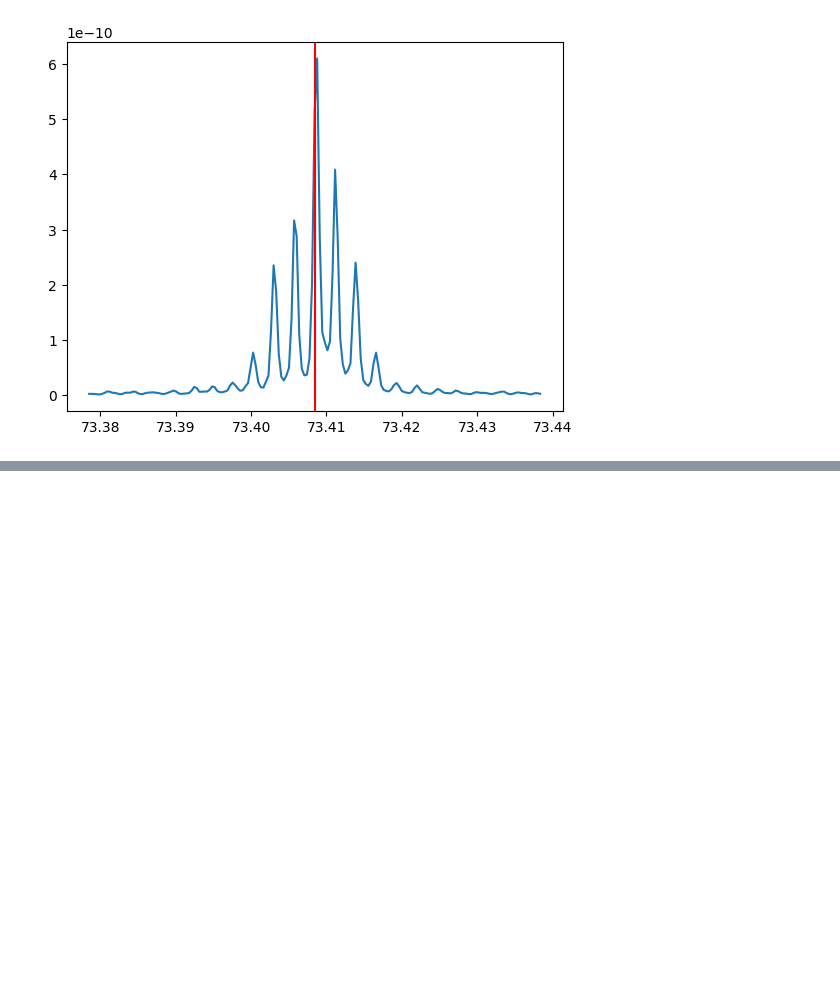
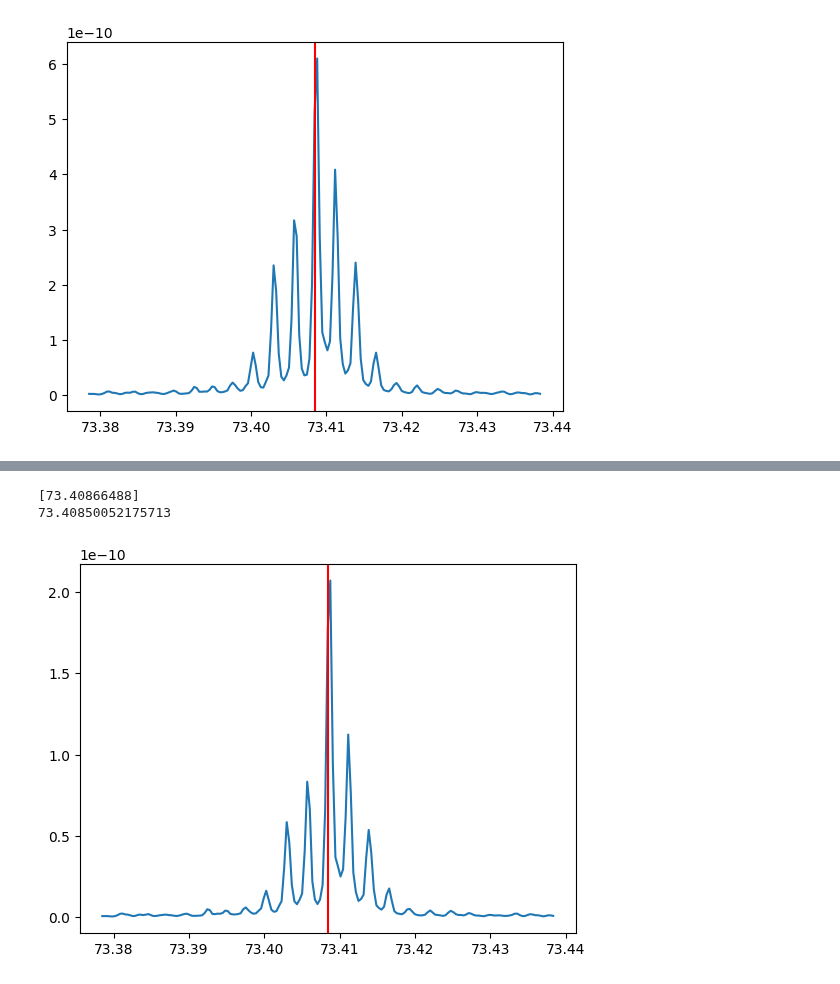
Before and after one commit to Hoggnation/cataloging_coherent_oscillators, a Jupyter notebook: frequency_finding_on_KIC-5202905.ipynb, the cells around one changed output, grey strips where cells are left out. Saved outputs shown, nothing was run; the diff lists cells and outputs as text; code cells hidden in the pictures; blank space fills up the shorter version.

```diff
--- a/frequency_finding_on_KIC-5202905.ipynb
+++ b/frequency_finding_on_KIC-5202905.ipynb
@@ -246,0 +357,19 @@ print(fd_approx)
+# %%
+#freqD
+fD_guess = 3/(2*sampling_time)
+csD = folding_freqs(freq, power, fD_guess)
+fd_candidates = np.arange(fd_approx - small, fd_approx+small, tiny)
+#idk what to put into csD, does csD((fd_candidate + freqB) - freq)) work?
+
+foosd = np.array([np.nansum(power * csD((fd_candidate + freqB) - freq)) for fd_candidate in fd_candidates])
+plt.plot(fd_candidates, foosd)
+plt.axvline(fD_guess, color="red")
+
+fd_index = get_started(1,fd_candidates, foosd)
+freqd, powerd, second_derivd = refine_peaks(fd_candidates, foosd, fd_index)
+print(freqd)
+print(fD_guess)
+# %% [output]
+[73.40866488]
+73.40850052175713
+[figure, added]
```
Also changed, not shown: parts of 5 cells of this notebook.
